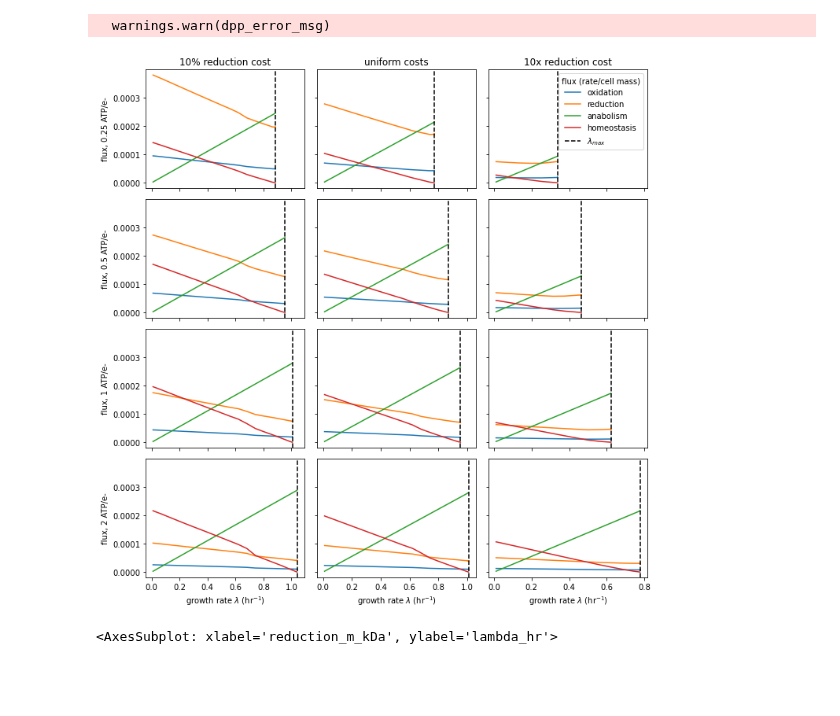
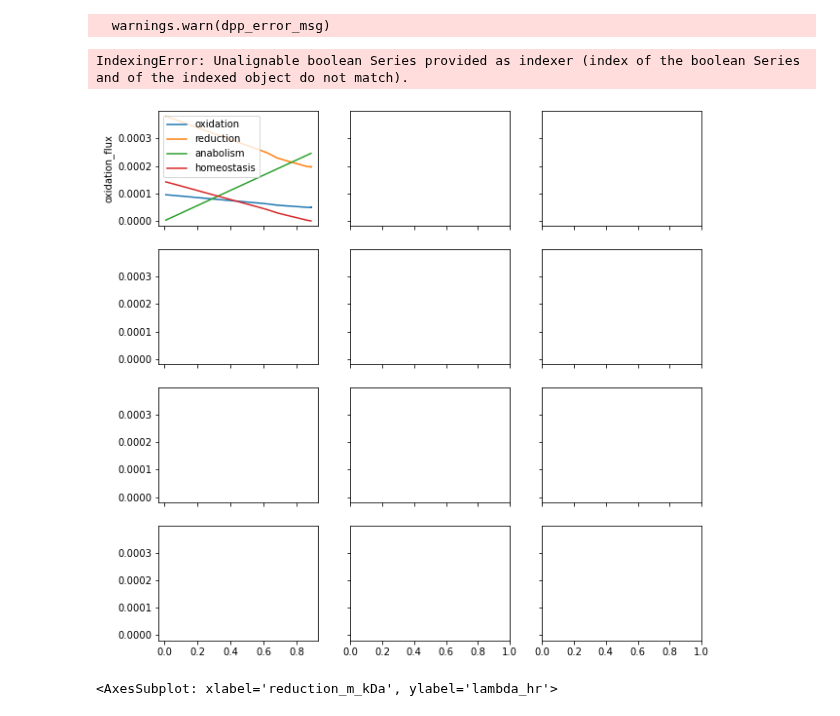
Before and after one commit to flamholz/redox-proteome, a Jupyter notebook: notebooks/LinearizedRespModel.ipynb, the cells around one changed output. Drawn from its saved outputs; the diff is of its cells as text; code cells hidden in the pictures; blank space fills up the shorter version.

```diff
--- a/notebooks/LinearizedRespModel.ipynb
+++ b/notebooks/LinearizedRespModel.ipynb
@@ -60,0 +111,14 @@ p.value
+# %%
+# Same as above, first order kinetics
+concs = np.logspace(-4, 0, 50)
+ATPgrid, NADHgrid = np.meshgrid(concs, concs)
+lambda_grid = np.zeros_like(ATPgrid)
+
+for i, ATP in enumerate(concs):
+    for j, NADH in enumerate(concs):
+        params = GrowthRateOptParams(min_phi_O=0.4, do_dilution=True,
+                                     fixed_ATP=ATP, fixed_NADH=NADH,
+                                     fixed_re=10, fixed_ra=0.1,
+                                     rate_law=SimpleFirstOrderRateLaw())
+        opt, _ = lam.maximize_growth_rate(params)
+        lambda_grid[i, j] = opt
@@ -178,5 +253,5 @@ sns.histplot(data=res_df, y='lambda_hr', x='reduction_m_kDa', legend=False)
 # %%
-ZCBs = np.arange(-1, 1.01, 0.05)
+ZCBs = np.arange(-3, 3.01, 0.05)
 phi_os = np.arange(0.1, 0.501, 0.2)
 homeo_costs = np.logspace(1, 5, 3)
 resp_costs = np.logspace(1, 3, 3)
@@ -214,10 +328,20 @@ titles = '10% resp. cost,uniform costs,10x resp. cost'.split(',')
 for i, a_per_e in enumerate(ATP_per_es):
     for j, resp_cost in enumerate(resp_costs):
         plt.sca(axs[i, j])
-        mask = np.logical_and(res_df.reduction_m_kDa == resp_cost, res_df.min_phi_o == phi_os[1])
+        mask = np.logical_and(res_df.reduction_m_kDa == resp_cost, res_df.min_phi_o == phi_os[2])
         mask = np.logical_and(mask, res_df.reduction_ATP_per_e == a_per_e)
         sns.lineplot(data=res_df[mask], x='S6', y='lambda_hr', hue='ATP_homeostasis_m_kDa', palette='dark')
-        #sns.lineplot(data=res_df[mask], x='S6', y='lambda_hr', palette='dark')
+
+        masked = res_df[mask]
+        S1 = masked.S1.values[0]
+        S2 = masked.S2.values[0]
+        S3 = masked.S3.values[0]
+        S4 = masked.S4.values[0]
+        S5 = masked.S5.values[0]
+        S6_lb = -S2*S5/S4
+        S6_ub = S1*S5/S3
+        plt.axvline(S6_lb, color='k', linestyle='--')
+        plt.axvline(S6_ub, color='k', linestyle='--')
         plt.xlabel('$S_6$ = -1/2 $Z_{C,B}$')
         plt.legend().set_visible(False)
 
@@ -304,39 +418,40 @@ for max_lambda in max_lambdas:
                     results.append(d)
                 except:
                     continue
-res_df = pd.DataFrame(results)
+res_df2 = pd.DataFrame(results)
 # %% [output]
   warnings.warn(dpp_error_msg)
 # %%
 fig, axs = plt.subplots(figsize=(10, 10), nrows=4, ncols=3, sharex='col', sharey=True)
 
 titles = '10% reduction cost,uniform costs,10x reduction cost'.split(',')
 for i, a_per_e in enumerate(ATP_per_es):
     for j, resp_cost in enumerate(resp_costs):
         plt.sca(axs[i, j])
-        mask = np.logical_and(res_df.reduction_m_kDa == resp_cost, res_df.reduction_ATP_per_e == a_per_e)
-        mask = np.logical_and(mask, res_df.ATP_homeostasis_m_kDa == 100)
-        sns.lineplot(data=res_df[mask], x='lambda_hr', y='oxidation_flux', palette='dark', label='oxidation')
-        sns.lineplot(data=res_df[mask], x='lambda_hr', y='reduction_flux', palette='dark', label='reduction')
-        sns.lineplot(data=res_df[mask], x='lambda_hr', y='anabolism_flux', palette='dark', label='anabolism')
-        sns.lineplot(data=res_df[mask], x='lambda_hr', y='ATP_homeostasis_flux', palette='dark', label='homeostasis')
+        mask = np.logical_and(res_df2.reduction_m_kDa == resp_cost, res_df2.reduction_ATP_per_e == a_per_e)
+        mask = np.logical_and(mask, res_df2.ATP_homeostasis_m_kDa == 100)
+        sns.lineplot(data=res_df2[mask], x='lambda_hr', y='oxidation_flux', palette='dark', label='oxidation')
+        sns.lineplot(data=res_df2[mask], x='lambda_hr', y='reduction_flux', palette='dark', label='reduction')
+        sns.lineplot(data=res_df2[mask], x='lambda_hr', y='anabolism_flux', palette='dark', label='anabolism')
+        sns.lineplot(data=res_df2[mask], x='lambda_hr', y='ATP_homeostasis_flux', palette='dark', label='homeostasis')
         plt.axvline(res_df[mask].lambda_hr.max(), color='k', linestyle='--', label='$\lambda_{max}$')
         plt.legend().set_visible(False)
 
         if i == 0:
             plt.title(titles[j])
 
         if j == 0:
             plt.ylabel(r'flux, {0} ATP/e-'.format(a_per_e))
         if i == 3:
             plt.xlabel(r'growth rate $\lambda$ (hr$^{-1}$)')
 
 plt.sca(axs[0,2])
 plt.legend(title='flux (rate/cell mass)').set_visible(True)
 
 plt.tight_layout()
 plt.savefig('../output/lambda_v_flux_sweep.png', dpi=300, facecolor='white')
 plt.show()
 # %% [output]
+IndexingError: Unalignable boolean Series provided as indexer (index of the boolean Series and of the indexed object do not match).
-[figure, old version]
+[figure, new version]
 # %%
```
Also changed, not shown: parts of 20 cells of this notebook.
